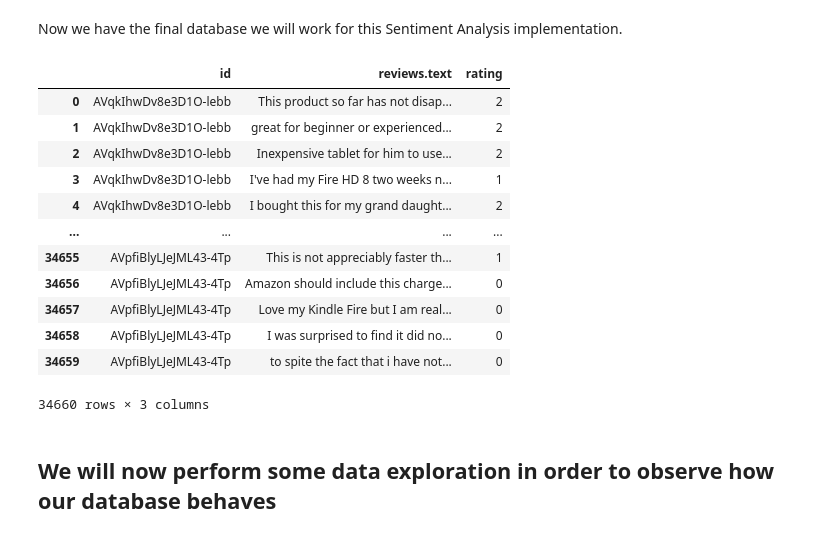
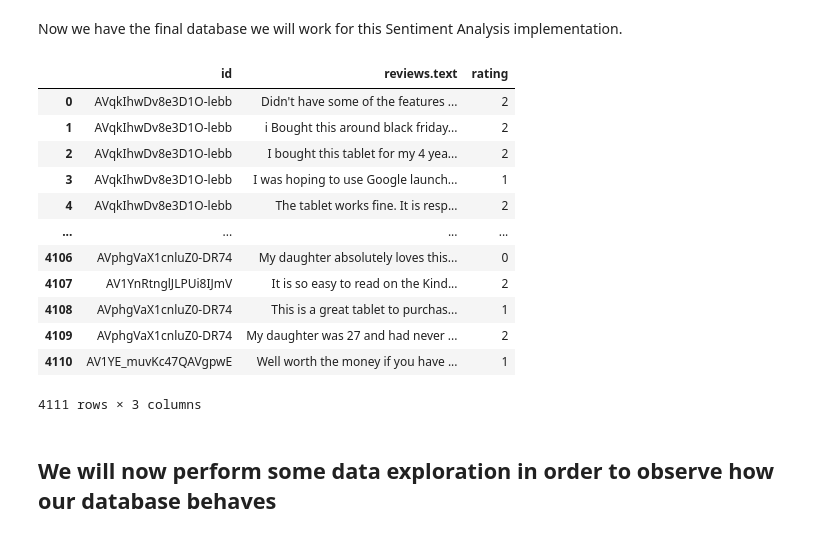
Before and after one commit to MartaTeo/ML-Project-CSE204, a Jupyter notebook: Sentiment_Analysis_text_reviews.ipynb, the cells around one changed output. Cells and saved outputs as stored; diff of their text form; code cells hidden in the pictures.

```diff
--- a/Sentiment_Analysis_text_reviews.ipynb
+++ b/Sentiment_Analysis_text_reviews.ipynb
@@ -141,19 +146,2 @@ print(new_df)
 # %%
-df = amazon_reviews
-rating_four_df = df[df['reviews.rating'] == 4]
-
-# Step 2: Randomly sample 7000 entries from this filtered DataFrame
-sampled_rating_four_df = rating_four_df.sample(n=800, random_state=42)  # Use random_state for reproducibility
-
-# Step 3: Combine the sampled entries with the rest of the DataFrame
-# Filter out the sampled entries from the original df
-remaining_df = df.drop(sampled_rating_four_df.index)
-
-# Combine the sampled data with the remaining data
-df4 = pd.concat([sampled_rating_four_df, remaining_df])
-
-# Reset index if necessary
-df4.reset_index(drop=True, inplace=True)
-
-# Display the new DataFrame structure
-df4.info()
+df = amazon_reviews #for easier code writing
@@ -184,6 +170,6 @@ Now, we observe that the columns we will work with are id (or name, they are cor
 - 3, 4 : neutral (1)
 - 1, 2 : bad
 # %%
-amazon = amazon_reviews[["id", "reviews.text"]]
+amazon = pd.concat([df123, df4, df5], ignore_index=True)
 amazon
 # %% [output]
@@ -218,21 +198,24 @@ See the caveats in the documentation: https://pandas.pydata.org/pandas-docs/stab
 # %% [markdown]
 Now we have the final database we will work for this Sentiment Analysis implementation.
 # %%
+amazon = amazon[['id', 'reviews.text', 'rating']]
+amazon = amazon.dropna(subset=['rating'])
+amazon = amazon.dropna(subset=['reviews.text'])
 amazon
 # %% [output]
 |  | id | reviews.text | rating |
-| 0 | AVqkIhwDv8e3D1O-lebb | This product so far has not disap... | 2 |
-| 1 | AVqkIhwDv8e3D1O-lebb | great for beginner or experienced... | 2 |
-| 2 | AVqkIhwDv8e3D1O-lebb | Inexpensive tablet for him to use... | 2 |
-| 3 | AVqkIhwDv8e3D1O-lebb | I've had my Fire HD 8 two weeks n... | 1 |
-| 4 | AVqkIhwDv8e3D1O-lebb | I bought this for my grand daught... | 2 |
+| 0 | AVqkIhwDv8e3D1O-lebb | Didn't have some of the features ... | 2 |
+| 1 | AVqkIhwDv8e3D1O-lebb | i Bought this around black friday... | 2 |
+| 2 | AVqkIhwDv8e3D1O-lebb | I bought this tablet for my 4 yea... | 2 |
+| 3 | AVqkIhwDv8e3D1O-lebb | I was hoping to use Google launch... | 1 |
+| 4 | AVqkIhwDv8e3D1O-lebb | The tablet works fine. It is resp... | 2 |
 | ... | ... | ... | ... |
-| 34655 | AVpfiBlyLJeJML43-4Tp | This is not appreciably faster th... | 1 |
-| 34656 | AVpfiBlyLJeJML43-4Tp | Amazon should include this charge... | 0 |
-| 34657 | AVpfiBlyLJeJML43-4Tp | Love my Kindle Fire but I am real... | 0 |
-| 34658 | AVpfiBlyLJeJML43-4Tp | I was surprised to find it did no... | 0 |
-| 34659 | AVpfiBlyLJeJML43-4Tp | to spite the fact that i have not... | 0 |
+| 4106 | AVphgVaX1cnluZ0-DR74 | My daughter absolutely loves this... | 0 |
+| 4107 | AV1YnRtnglJLPUi8IJmV | It is so easy to read on the Kind... | 2 |
+| 4108 | AVphgVaX1cnluZ0-DR74 | This is a great tablet to purchas... | 1 |
+| 4109 | AVphgVaX1cnluZ0-DR74 | My daughter was 27 and had never ... | 2 |
+| 4110 | AV1YE_muvKc47QAVgpwE | Well worth the money if you have ... | 1 |
-34660 rows × 3 columns
+4111 rows × 3 columns
 # %% [markdown]
 ## We will now perform some data exploration in order to observe how our database behaves
 # %%
```
Also changed, not shown: parts of 21 cells of this notebook, 1 other file.
